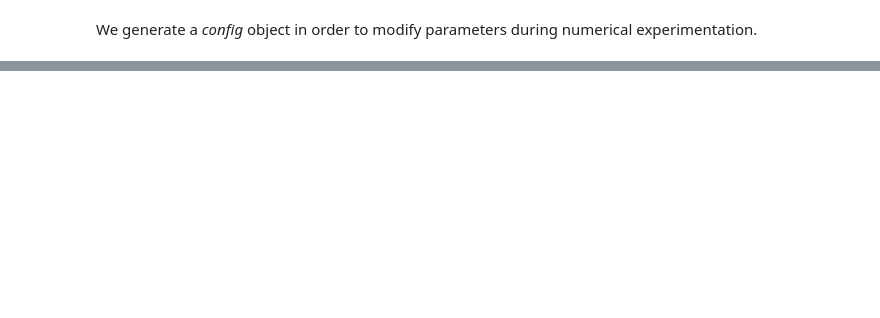
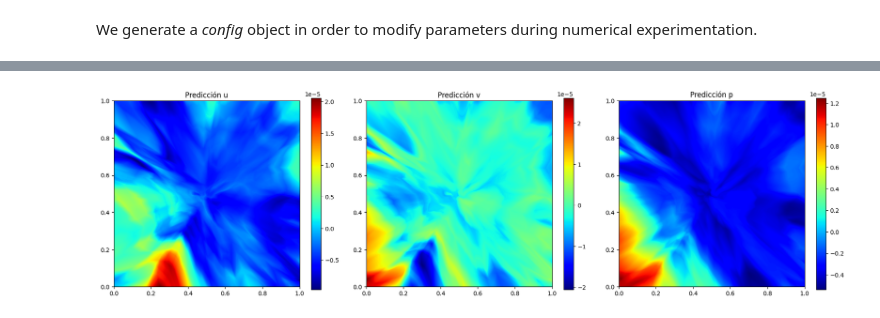
Before and after one commit to bdesia/ceia-pinn, a Jupyter notebook: tp1/ceia_tp1.ipynb, the cells around one changed output, grey strips where cells are left out. Saved outputs shown, nothing was run; the diff lists cells and outputs as text; code cells hidden in the pictures; blank space fills up the shorter version.

```diff
--- a/tp1/ceia_tp1.ipynb
+++ b/tp1/ceia_tp1.ipynb
@@ -708,9 +699,3 @@ We generate a *config* object in order to modify parameters during numerical exp
 from types import SimpleNamespace
 
 cfg = SimpleNamespace(**{})
-# %%
-# Model construction
-model = PINN_Module(cfg).to(device)
-
-# Print the model architecture
-print(torchinfo.summary(model))
@@ -752,0 +776,14 @@ def plot_history(train_f1, train_loss, val_f1, val_loss, title=None):
+# %%
+# Recover best parameters
+cfg.learning_rate  = study.best_params['lr']
+cfg.NumberOfNeurons = study.best_params['nneurons']
+cfg.NumberOfHiddenLayers = study.best_params['nhidden']
+cfg.init = study.best_params['init']
+
+print(f'Learning Rate: {cfg.learning_rate}')
+print(f'Number of Neurons: {cfg.NumberOfNeurons}')
+print(f'Number of Hidden Layers: {cfg.NumberOfHiddenLayers}')
+print(f'W&B Inicialization: {cfg.init}')
+
+# Instanciamos la red
+best_model = PINN_Module(cfg).to(device)
@@ -979,0 +919,27 @@ plt.show()
+# %%
+# Visualización de resultados (opcional)
+def plot_predictions(model, resolution=1000):
+    x_vals = torch.linspace(x_min, x_max, resolution)
+    y_vals = torch.linspace(y_min, y_max, resolution)
+    X, Y = torch.meshgrid(x_vals, y_vals, indexing='ij')
+    XY = torch.stack((X.flatten(), Y.flatten()), dim=1).to(device)
+    with torch.no_grad():
+        pred = model(XY).cpu().numpy()
+
+    u = pred[:, 0].reshape(resolution, resolution).T
+    v = pred[:, 1].reshape(resolution, resolution).T
+    p = pred[:, 2].reshape(resolution, resolution).T
+
+    fig, axs = plt.subplots(1, 3, figsize=(18, 5))
+    im0 = axs[0].imshow(u, extent=[x_min, x_max, y_min, y_max], origin='lower', cmap='jet')
+    axs[0].set_title('Predicción u'); fig.colorbar(im0, ax=axs[0])
+    im1 = axs[1].imshow(v, extent=[x_min, x_max, y_min, y_max], origin='lower', cmap='jet')
+    axs[1].set_title('Predicción v'); fig.colorbar(im1, ax=axs[1])
+    im2 = axs[2].imshow(p, extent=[x_min, x_max, y_min, y_max], origin='lower', cmap='jet')
+    axs[2].set_title('Predicción p'); fig.colorbar(im2, ax=axs[2])
+    plt.tight_layout()
+    plt.show()
+
+plot_predictions(best_model)
+# %% [output]
+[figure, added]
```
Also changed, not shown: parts of 39 cells of this notebook.
